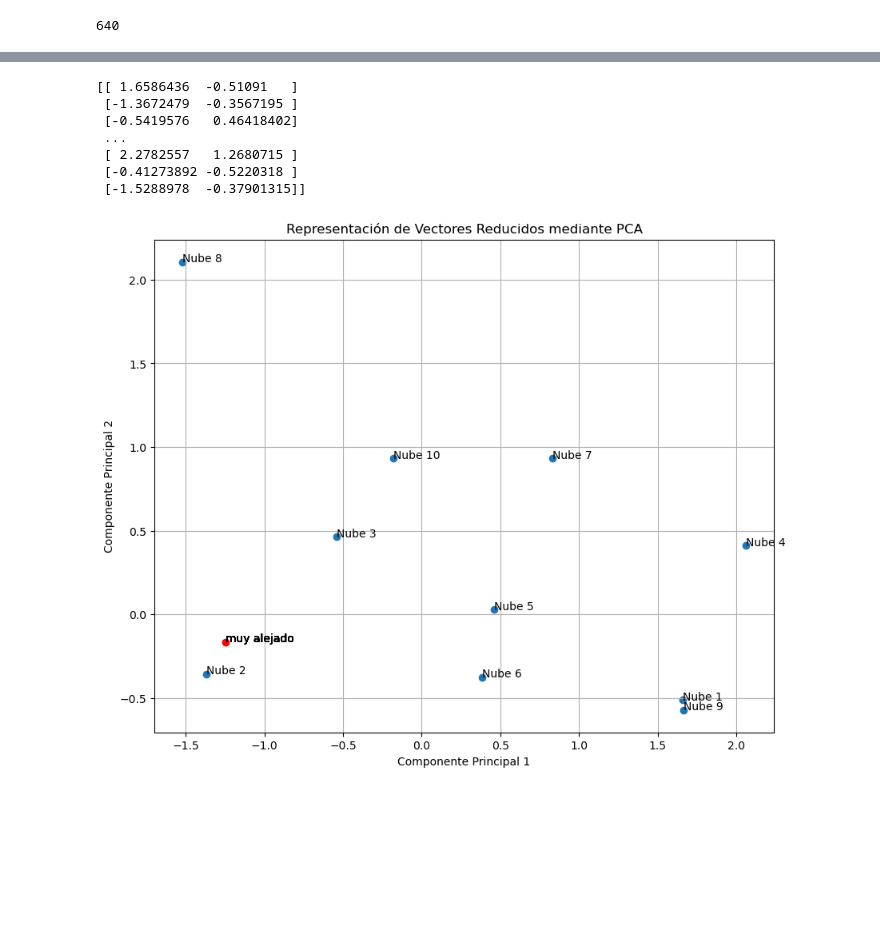
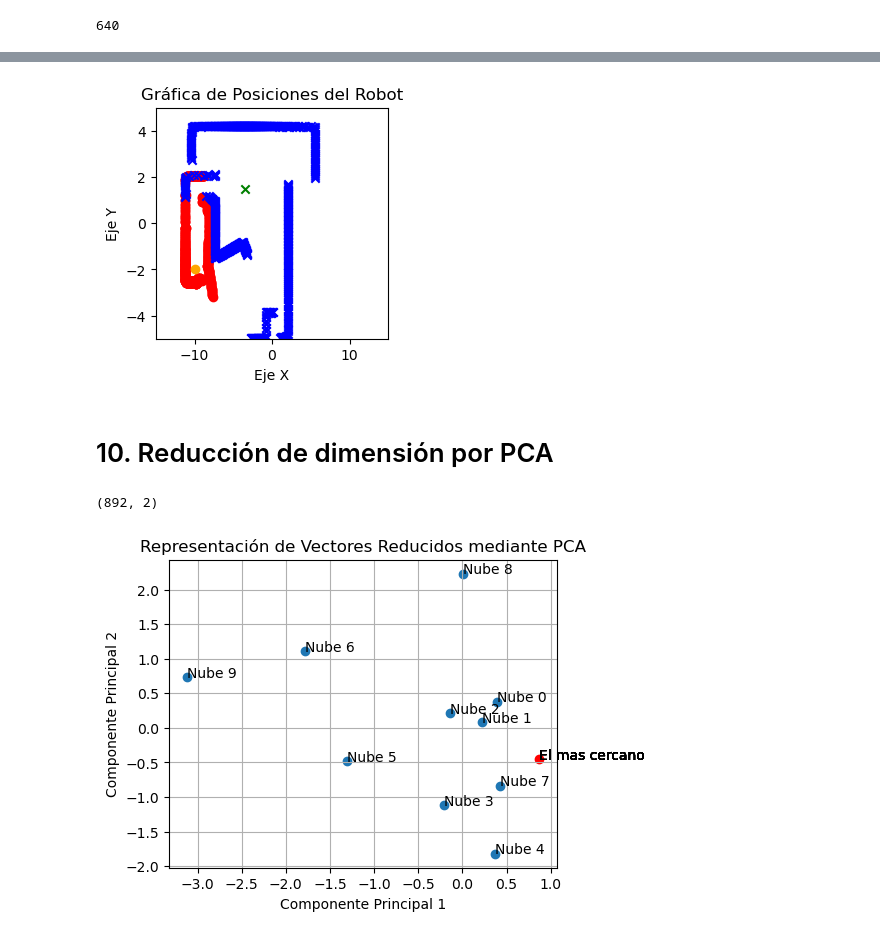
Before and after one commit to MiguelPazCamacho/Practicas-Profesionales-2024, a Jupyter notebook: Aprendizaje_nubes.ipynb, the cells around one changed output, grey strips where cells are left out. Drawn from its saved outputs; the diff is of its cells as text; code cells hidden in the pictures; blank space fills up the shorter version.

```diff
--- a/Aprendizaje_nubes.ipynb
+++ b/Aprendizaje_nubes.ipynb
@@ -376,6 +407,6 @@ model = SGNSModel(num_clouds, embedding_dim, K)
 
 #print(model.word_embeddings(torch.tensor(0, dtype=torch.long)))
 # Entrenar el modelo
-train_model(model, train_loader, val_loader, epochs=100, learning_rate=0.0001)
+train_model(model, train_loader, val_loader, epochs=20, learning_rate=0.0001)
 #print(model.word_embeddings(torch.tensor(0, dtype=torch.long)))
 # %% [output]
@@ -389,11 +465,18 @@ model_eval(val_loader, model, nn.BCELoss())
 # %%
-def print_closest_clouds(model, cloud):
-    cloud_emb = model.word_embeddings(torch.tensor(cloud, dtype=torch.long))
-    dists = torch.norm(model.word_embeddings.weight - cloud_emb, dim=1 ).detach()
+def print_closest_clouds(model, num_cloud, top_num):
+    cloud_emb = model.cloud_embeddings(torch.tensor(num_cloud, dtype=torch.long))
+    dists = torch.norm(model.cloud_embeddings.weight - cloud_emb, dim=1 ).detach()
     #print(dists)
-    lst = sorted(enumerate(dists.numpy()), key=lambda x: x[1])
-    print(lst)
-    for idx, difference in lst[1:10+1]:
-        print("idx:", idx, "dif:", difference)
+    sorted_differences = sorted(enumerate(dists.numpy()), key=lambda x: x[1])
 
-    return lst[1:10+1]
+    index_differences = [idx for idx, difference in sorted_differences]
+    val_differences = [difference for idx, difference in sorted_differences]
+    print("Top Embbedings más cercanos de la nube ", num_cloud)
+    print("-"*20)
+    i = 0
+    for idx, difference in zip(index_differences[0:top_num+1], val_differences[0:top_num+1]):
+         print(i,"- Indice nube:", idx, "\t Norma de la diferencia:", difference,
+              "\t Medida de Similitud: ", Nubes_Similitud[num_cloud][idx])
+         i+=1
+
+    return index_differences, val_differences
@@ -400,3 +505,3 @@ def print_closest_clouds(model, cloud):
 # %%
-lst = print_closest_clouds(model, 1)
+list_closest, norm_closest = print_closest_clouds(model, 1, 10)
 # %% [output]
@@ -477,10 +604,15 @@ plt.show()
+# %%
+print_two_cloud_points(1,list_closest[6])
+# %% [output]
+[figure, added]
+# %% [markdown]
+# 10. Reducción de dimensión por PCA
 # %%
 from sklearn.decomposition import PCA
 import numpy as np
 
 np.random.seed(42) # Para reproducibilidad
-X =  model.word_embeddings(torch.tensor(range(num_clouds), dtype=torch.long)).detach().numpy()
-
+X =  model.cloud_embeddings(torch.tensor(range(num_clouds), dtype=torch.long)).detach().numpy()
 
 # Inicializar PCA para reducir a 2 dimensiones
 pca = PCA(n_components=2)
@@ -488,35 +620,30 @@ pca = PCA(n_components=2)
 # Ajustar y transformar los datos
 X_reduced = pca.fit_transform(X)
 # %%
-print(X_reduced)
+print(X_reduced.shape)
 # %% [output]
-[[ 1.6586436  -0.51091   ]
- [-1.3672479  -0.3567195 ]
- [-0.5419576   0.46418402]
- ...
- [ 2.2782557   1.2680715 ]
- [-0.41273892 -0.5220318 ]
- [-1.5288978  -0.37901315]]
+(892, 2)
 # %%
 import matplotlib.pyplot as plt
 
 # Suponer que tenemos un arreglo de nombres para cada punto
-names = np.array(["Nube {}".format(i+1) for i in range(10)])
+names = np.array(["Nube {}".format(i) for i in range(10)])
 
 # Crear una gráfica de los puntos reducidos
-plt.figure(figsize=(10, 8))
+plt.figure(figsize=(5, 4))
 plt.scatter(X_reduced[:10, 0], X_reduced[:10, 1])
-plt.scatter(X_reduced[3091, 0], X_reduced[3091, 1], color='red')
+plt.scatter(X_reduced[list_closest[1], 0], X_reduced[list_closest[1], 1], color='red')
 
 # Anotar cada punto con su nombre correspondiente
 for i, name in enumerate(names):
     plt.annotate(name, (X_reduced[i, 0], X_reduced[i, 1]))
-    plt.annotate("muy alejado", (X_reduced[3091, 0], X_reduced[3091,1]))
+    plt.annotate("El mas cercano", (X_reduced[list_closest[1], 0], X_reduced[list_closest[1],1]))
+
 
 plt.xlabel('Componente Principal 1')
 plt.ylabel('Componente Principal 2')
 plt.title('Representación de Vectores Reducidos mediante PCA')
 plt.grid(True)
 plt.show()
 # %% [output]
-[figure, old version]
+[figure, new version]
```
Also changed, not shown: parts of 67 cells of this notebook.
